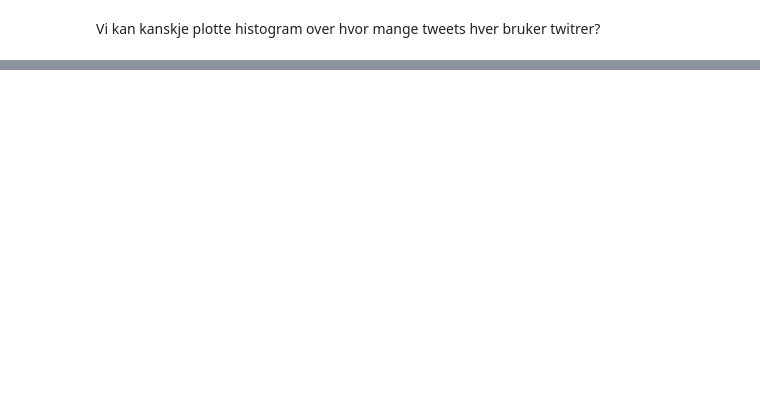
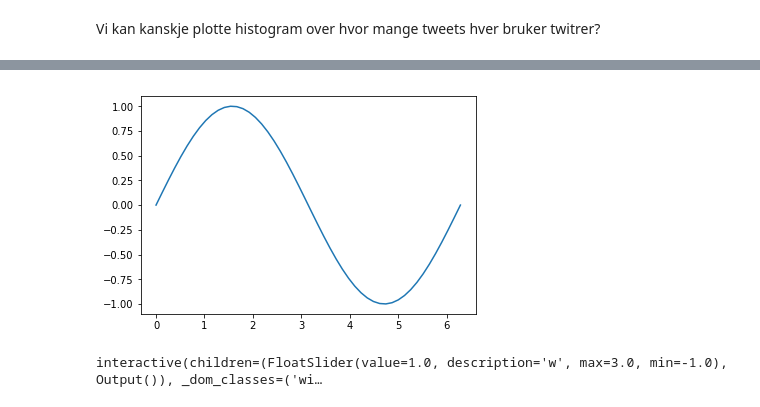
Before and after one commit to haakonms/ADAproject, a Jupyter notebook: TweetProjectSveen.ipynb, the cells around one changed output, grey strips where cells are left out. Cells and saved outputs as stored; diff of their text form; code cells hidden in the pictures; blank space fills up the shorter version.

```diff
--- a/TweetProjectSveen.ipynb
+++ b/TweetProjectSveen.ipynb
@@ -378,0 +283,14 @@ KeyError: True
+# %%
+x = np.linspace(0, 2 * np.pi)
+fig = plt.figure()
+ax = fig.add_subplot(1, 1, 1)
+line, = ax.plot(x, np.sin(x))
+
+def update(w = 1.0):
+    line.set_ydata(np.sin(w * x))
+    fig.canvas.draw()
+
+interact(update);
+# %% [output]
+[figure, added]
+interactive(children=(FloatSlider(value=1.0, description='w', max=3.0, min=-1.0), Output()), _dom_classes=('wi…
```
Also changed, not shown: parts of 31 cells of this notebook.
